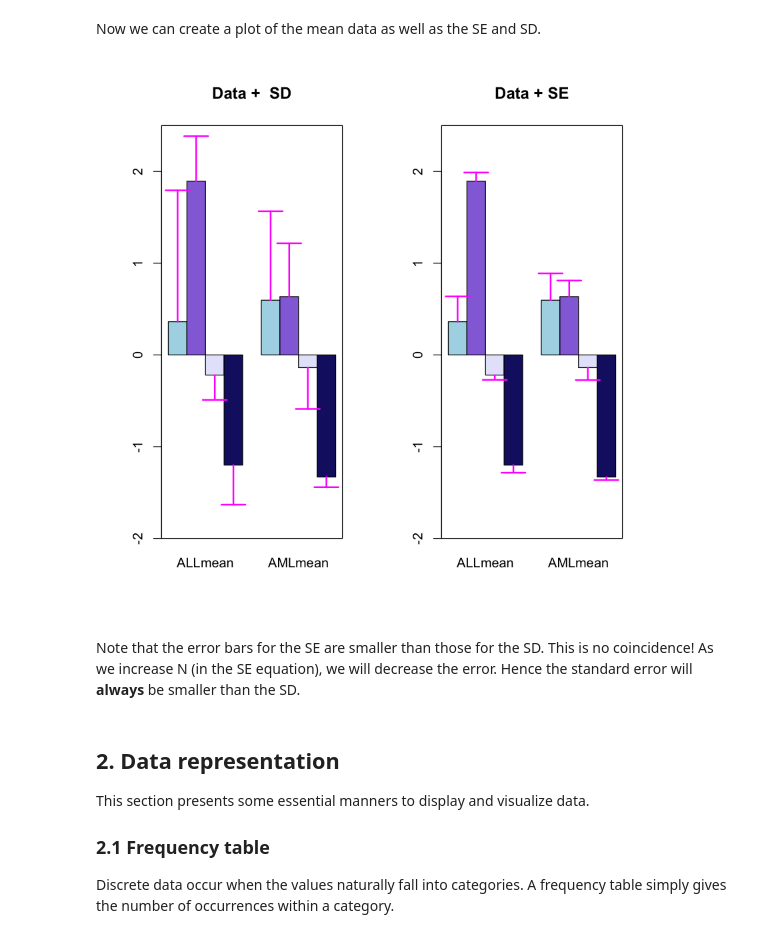
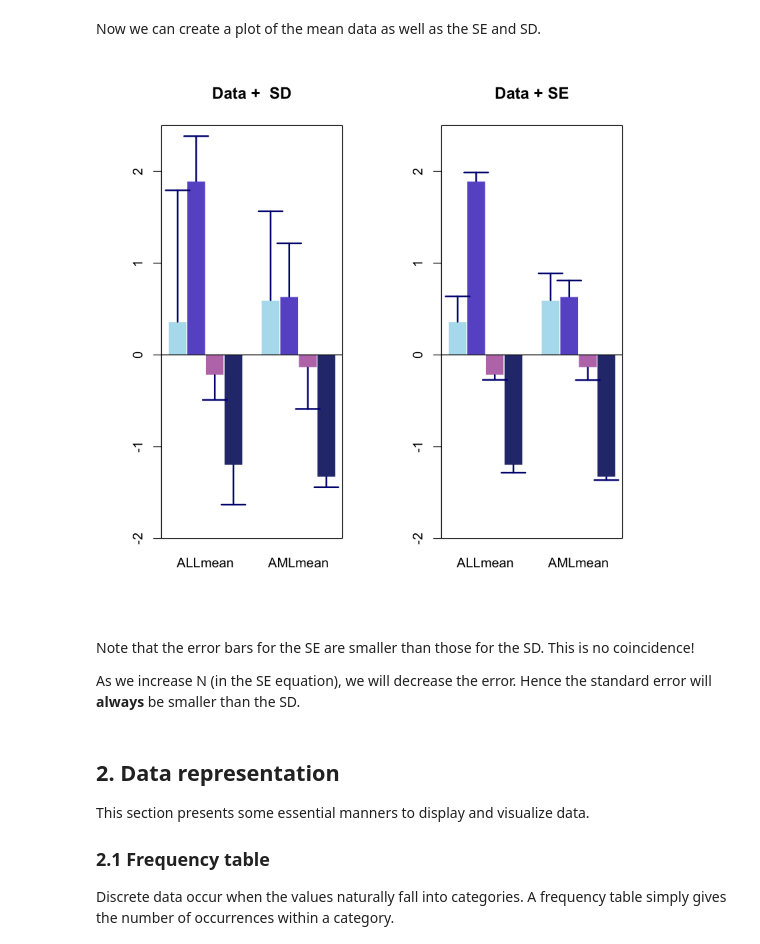
Before and after one commit to trallard/BAD_days, a Jupyter notebook: Day1/Tutorial.ipynb, the cells around one changed output. Drawn from its saved outputs; the diff is of its cells as text; code cells hidden in the pictures.

```diff
--- a/Day1/Tutorial.ipynb
+++ b/Day1/Tutorial.ipynb
@@ -229,7 +230,7 @@ The plot is not very easy to read, so we will add some colurs and a legend so we
 # %%
 # custom colours
-colours = c('lightblue',  'mediumpurple', 'lavender', 'midnightblue')
+colours = c('lightblue2',   'slateblue', '#BD7BB8', '#2B377A')
 
-barplot(mygenelist, col = colours, legend = TRUE)
+barplot(mygenelist, col = colours, legend = TRUE, border = 'white')
 box()
 # %% [output]
@@ -320,30 +323,32 @@ Now we can create a plot of the mean data as well as the SE and SD.
 # %%
 # creating a panel of 2 plots displayed in 1 row
 par(mfrow = c(1,2))
 
 # Plot with the SD
 datasdend<-abs(dataheight) + abs(datasd)
 datasdend[c(3,4),] = - datasdend[c(3,4),]
 barx <- barplot(dataheight, beside=T, horiz=F, col = colours, ylim=c(-2,2.5),
-               main = 'Data +  SD')
-
+               main = 'Data +  SD', border = 'white')
+abline(a = 0 , b = 0, h = 0)
 arrows(barx, dataheight, barx, datasdend, angle=90, lwd = 2, length = 0.15,
-       col = 'magenta')
+       col = 'navyblue')
 box()
 
 # Plot with the se: error associated to the mean!
 datasdend<-abs(dataheight) + abs(datase)
 datasdend[c(3,4),] = -datasdend[c(3,4),]
 barx <- barplot(dataheight, beside=T, horiz=F, col = colours, ylim=c(-2,2.5),
-               main = 'Data + SE')
-
+               main = 'Data + SE', border = 'white')
+abline(a = 0 , b = 0, h = 0)
 arrows(barx, dataheight, barx, datasdend, angle=90, lwd = 2, length = 0.15,
-       col = 'magenta')
+       col = 'navyblue')
 box()
 # %% [output]
-[figure, old version]
+[figure, new version]
 # %% [markdown]
-Note that the error bars for the SE are smaller than those for the SD. This is no coincidence! As we increase N (in the SE equation), we will decrease the error. Hence the standard error will **always** be smaller than the SD.
+Note that the error bars for the SE are smaller than those for the SD. This is no coincidence!
+
+As we increase N (in the SE equation), we will decrease the error. Hence the standard error will **always** be smaller than the SD.
 # %% [markdown]
 ## 2. Data representation
 This section presents some essential manners to display and visualize  data.
```
Also changed, not shown: parts of 26 cells of this notebook, 2 other files.
